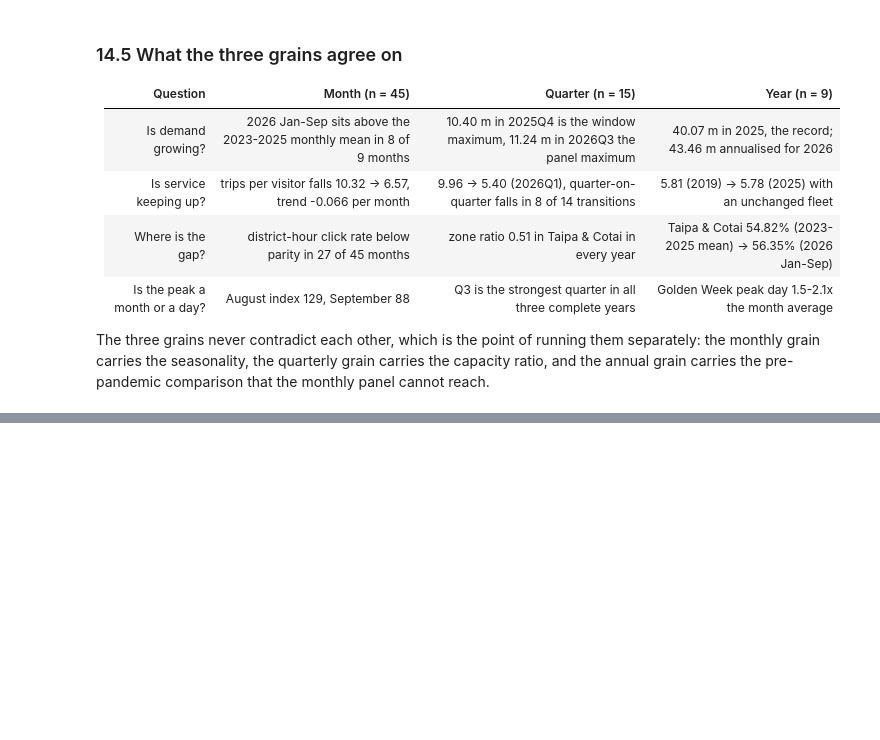
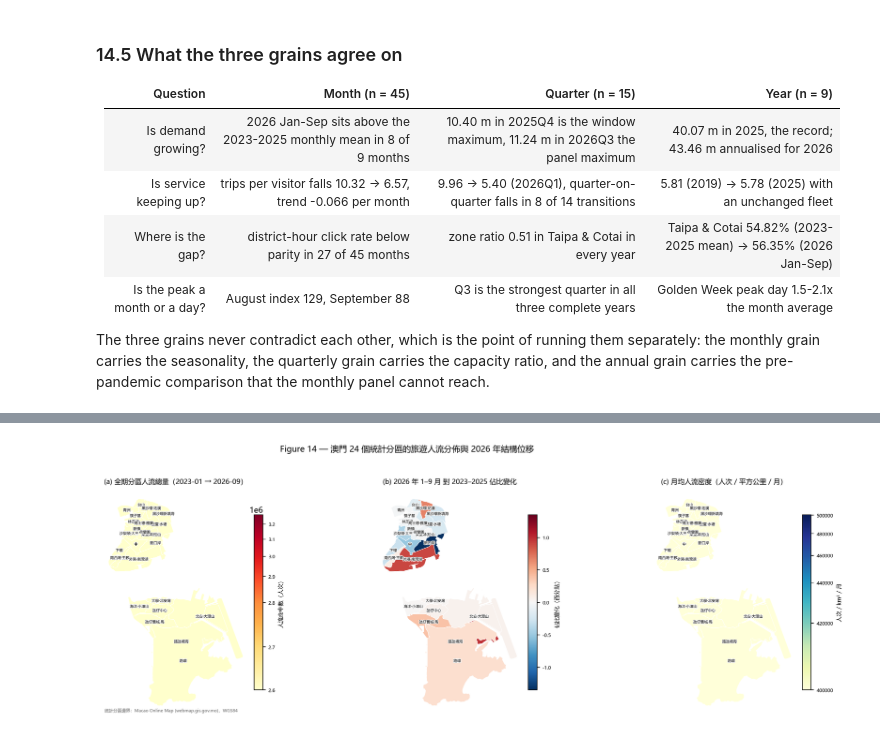
Before and after one commit to FongChinWai-Vivi/CISC7204-ClassE-Team01-2026GitHub, a Jupyter notebook: notebooks/cisc7204_pipeline_M3_vivi.ipynb, the cells around one changed output, grey strips where cells are left out. Drawn from its saved outputs; the diff is of its cells as text; code cells hidden in the pictures; blank space fills up the shorter version.

```diff
--- a/notebooks/cisc7204_pipeline_M3_vivi.ipynb
+++ b/notebooks/cisc7204_pipeline_M3_vivi.ipynb
@@ -2208,0 +2302,8 @@ pre-pandemic comparison that the monthly panel cannot reach.
+# %%
+from IPython.display import Image, display
+
+fig14 = os.path.join(FIGD, "fig14_district_choropleth.png")
+assert os.path.exists(fig14), "run scripts/build_district_map.py to render Figure 14"
+display(Image(filename=fig14, width=1080))
+# %% [output]
+[figure, added]
```
Also changed, not shown: parts of 13 cells of this notebook, 33 other files.
